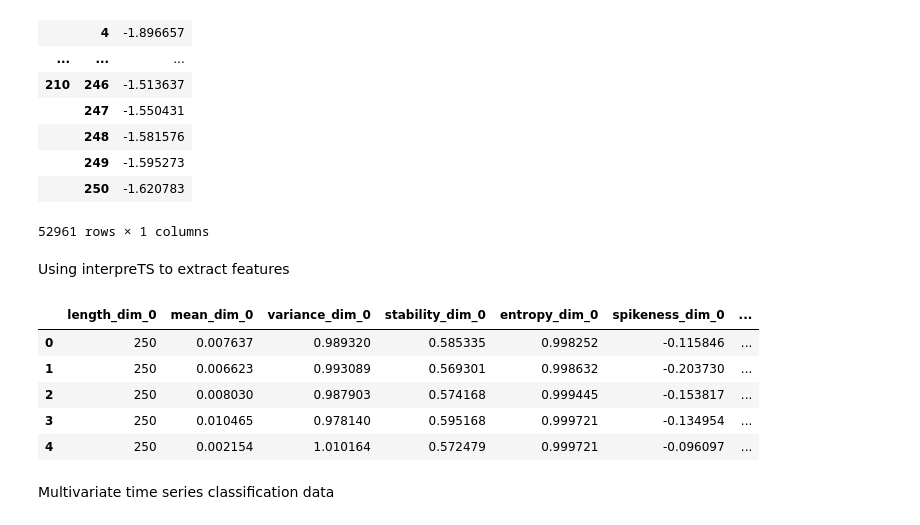
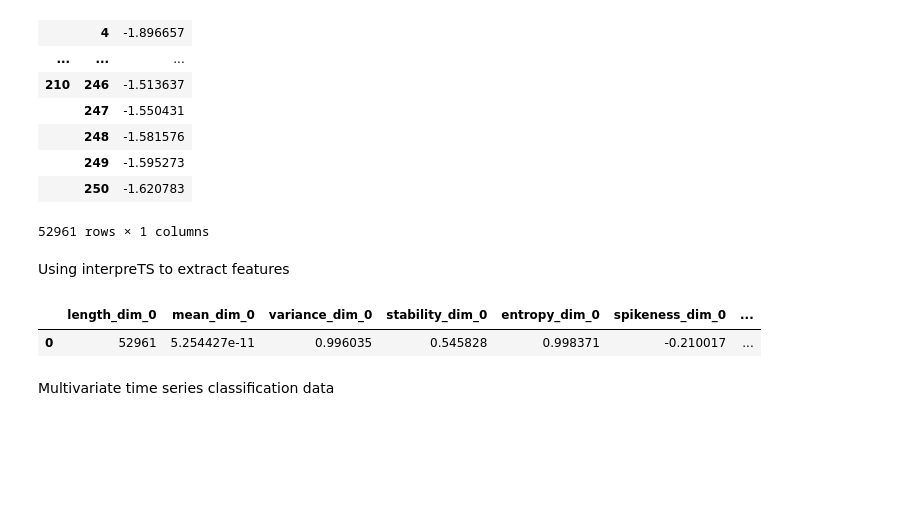
Before and after one commit to ruleminer/InterpreTS, a Jupyter notebook: examples/core/use_from_sktime.ipynb, the cells around one changed output. Saved outputs shown, nothing was run; the diff lists cells and outputs as text; code cells hidden in the pictures; blank space fills up the shorter version.

```diff
--- a/examples/core/use_from_sktime.ipynb
+++ b/examples/core/use_from_sktime.ipynb
@@ -19,5 +20,5 @@ from sktime.datasets import load_arrow_head, load_basic_motions
 # %%
-X, y = load_arrow_head(return_type="pd-multiindex")
+X, _ = load_arrow_head(return_type="pd-multiindex")
 X
 # %% [output]
 |  |  | dim_0 |
@@ -36,15 +37,11 @@ X
 # %% [markdown]
 Using interpreTS to extract features
 # %%
-t = it.FeatureExtractor(window_size=250, stride=250)
+t = it.FeatureExtractor()
 Xt = t.extract_features(X)
 Xt.head()
 # %% [output]
 |  | length_dim_0 | mean_dim_0 | variance_dim_0 | stability_dim_0 | entropy_dim_0 | spikeness_dim_0 | ... |
-| 0 | 250 | 0.007637 | 0.989320 | 0.585335 | 0.998252 | -0.115846 | ... |
-| 1 | 250 | 0.006623 | 0.993089 | 0.569301 | 0.998632 | -0.203730 | ... |
-| 2 | 250 | 0.008030 | 0.987903 | 0.574168 | 0.999445 | -0.153817 | ... |
-| 3 | 250 | 0.010465 | 0.978140 | 0.595168 | 0.999721 | -0.134954 | ... |
-| 4 | 250 | 0.002154 | 1.010164 | 0.572479 | 0.999721 | -0.096097 | ... |
+| 0 | 52961 | 5.254427e-11 | 0.996035 | 0.545828 | 0.998371 | -0.210017 | ... |
 # %% [markdown]
 Multivariate time series classification data
```
Also changed, not shown: parts of 7 cells of this notebook.
